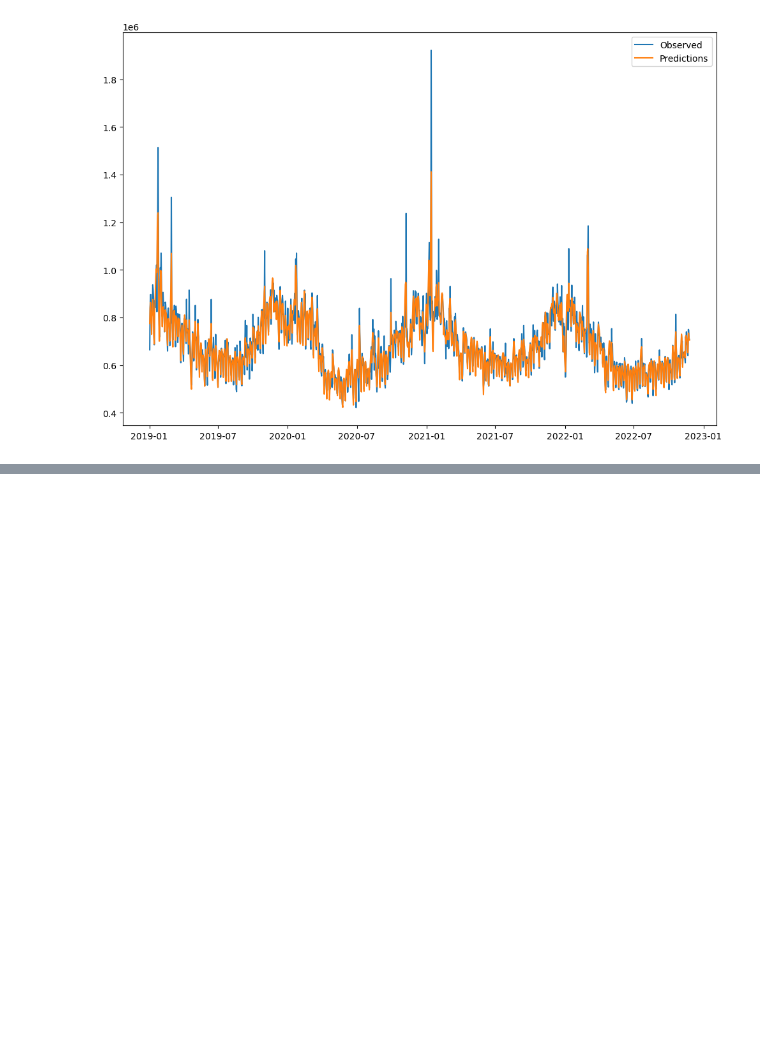
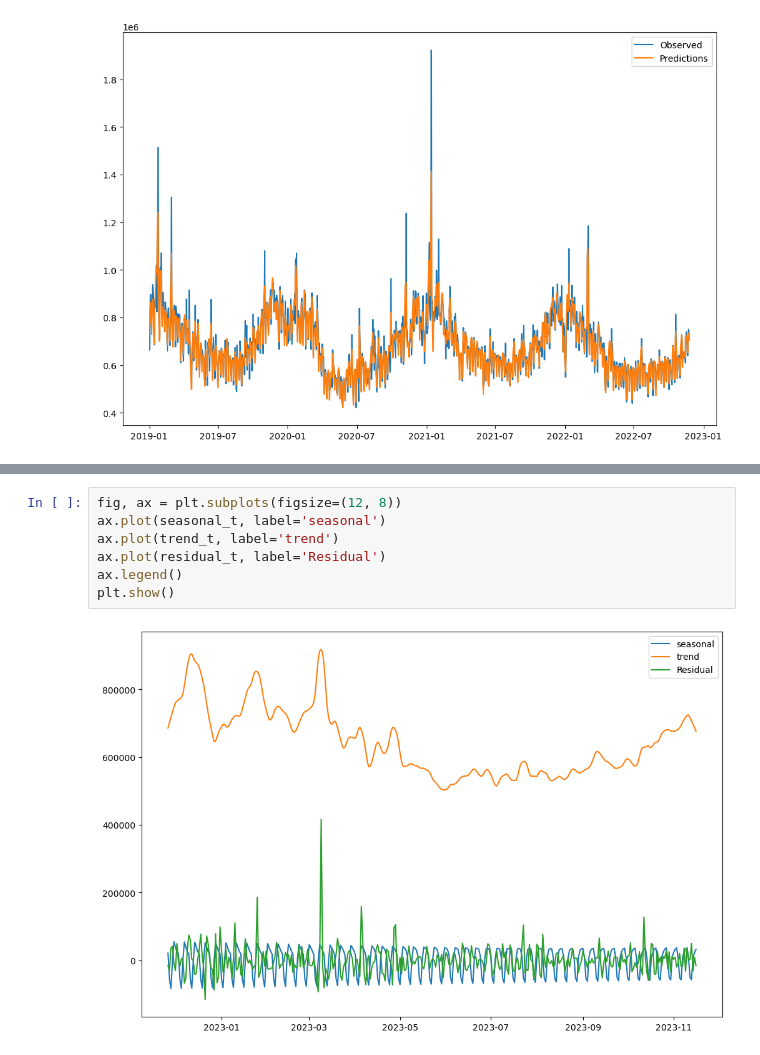
Before and after one commit to soerenssch/businessanalytics, a Jupyter notebook: models/deterministic_models.ipynb, the cells around one changed output, grey strips where cells are left out. Cells and saved outputs as stored; diff of their text form; blank space fills up the shorter version.

```diff
--- a/models/deterministic_models.ipynb
+++ b/models/deterministic_models.ipynb
@@ -429,0 +442,9 @@ plt.show()
+# %%
+fig, ax = plt.subplots(figsize=(12, 8))
+ax.plot(seasonal_t, label='seasonal')
+ax.plot(trend_t, label='trend')
+ax.plot(residual_t, label='Residual')
+ax.legend()
+plt.show()
+# %% [output]
+[figure, added]
```
Also changed, not shown: parts of 15 cells of this notebook.
